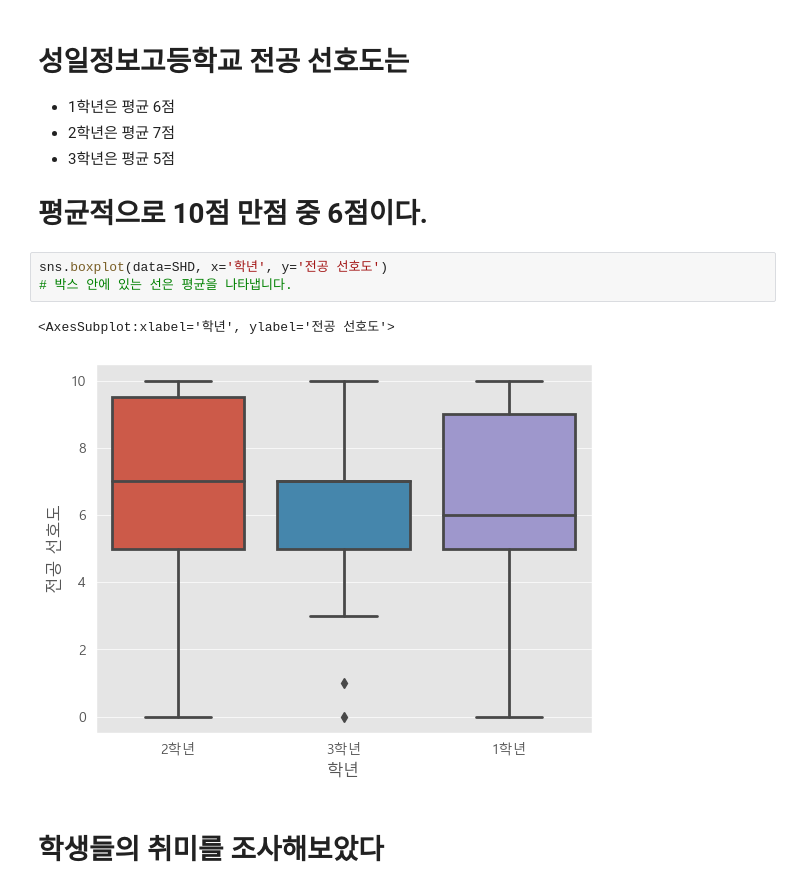
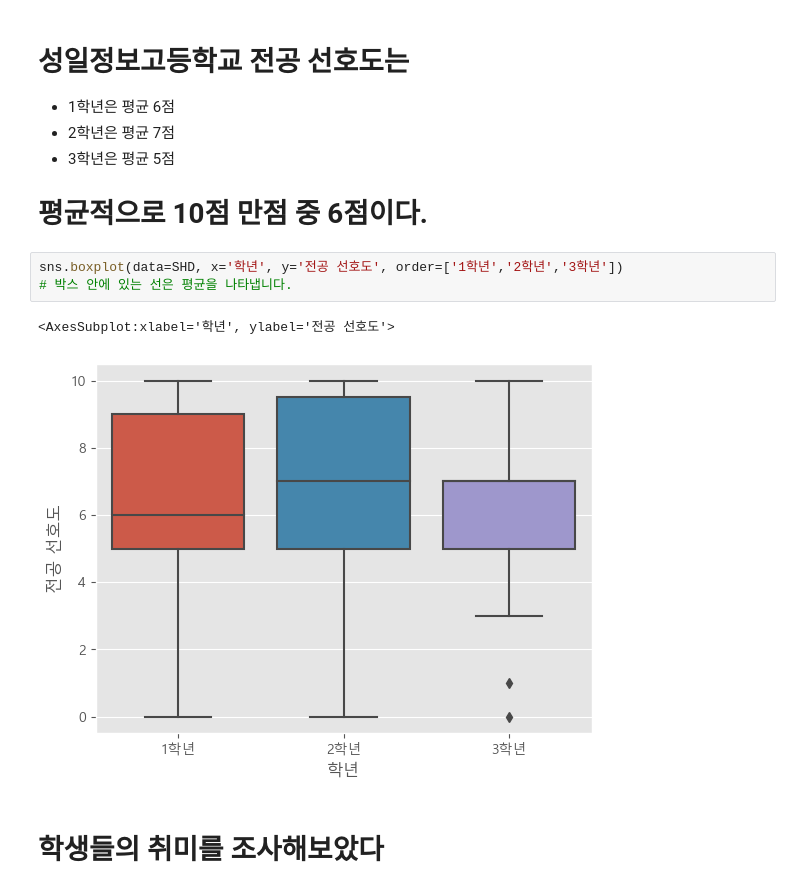
Before and after one commit to minseok06/PPP, a Jupyter notebook: 실전 준비_민친.ipynb, the cells around one changed output. Drawn from its saved outputs; the diff is of its cells as text.

```diff
--- a/실전 준비_민친.ipynb
+++ b/실전 준비_민친.ipynb
@@ -127,11 +127,11 @@ plt.show()
 
 # 평균적으로 10점 만점 중 6점이다.
 # %%
-sns.boxplot(data=SHD, x='학년', y='전공 선호도')
+sns.boxplot(data=SHD, x='학년', y='전공 선호도', order=['1학년','2학년','3학년'])
 # 박스 안에 있는 선은 평균을 나타냅니다.
 # %% [output]
 <AxesSubplot:xlabel='학년', ylabel='전공 선호도'>
-[figure, old version]
+[figure, new version]
 # %% [markdown]
 # 학생들의 취미를 조사해보았다
 # %%
```
Also changed, not shown: parts of 9 cells of this notebook, 1 other file.
